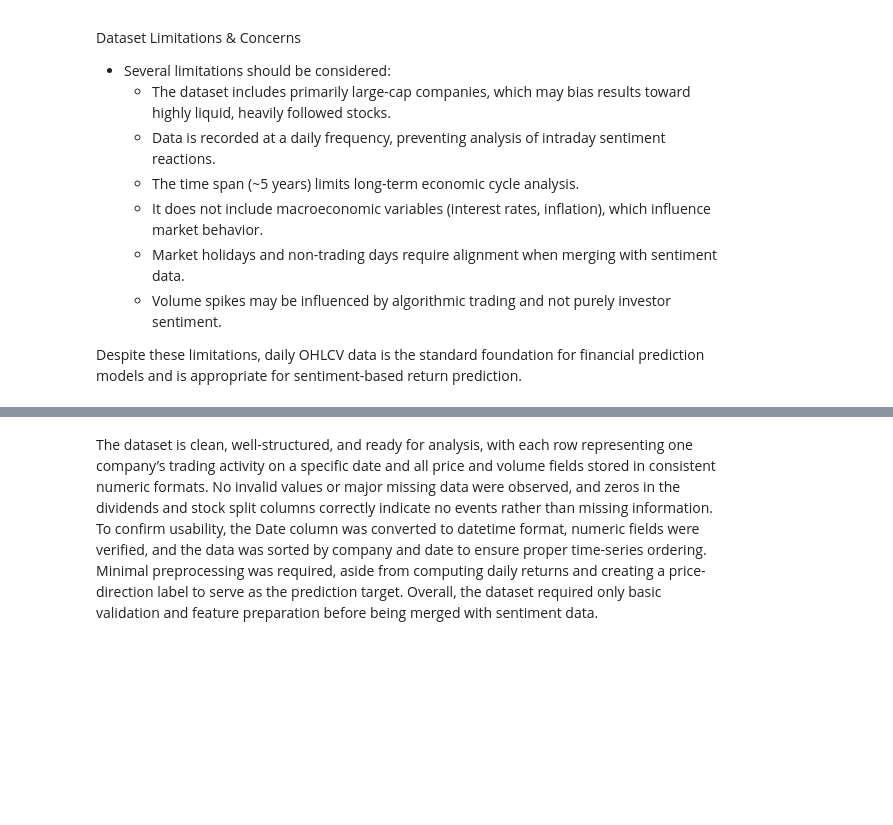
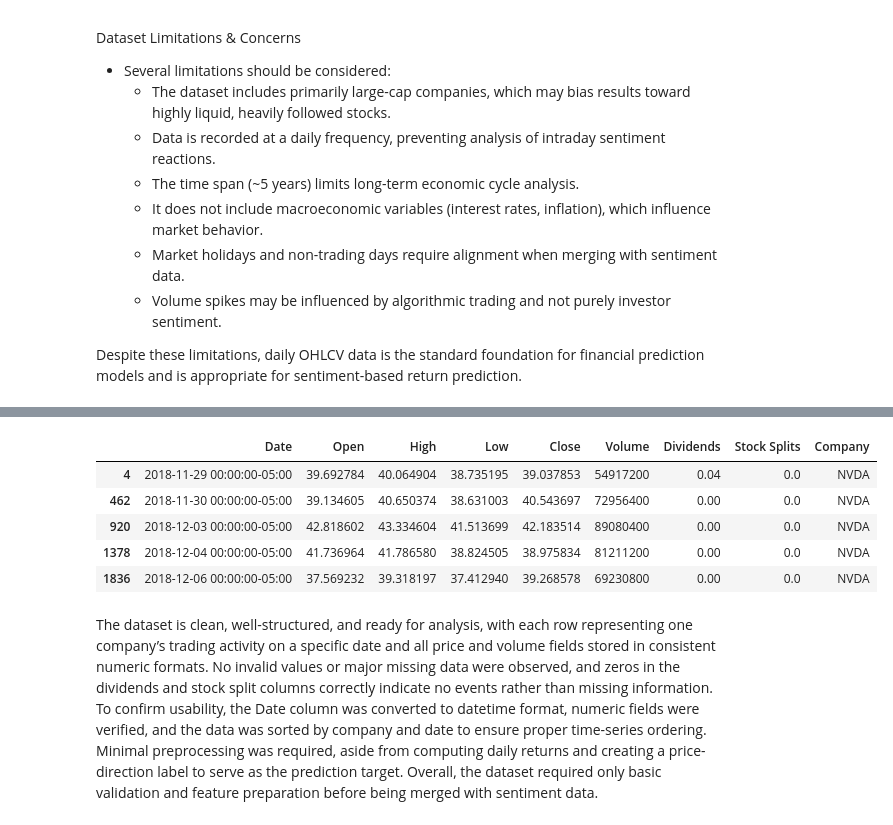
Before and after one commit to COGS108/Group137_WI26, a Jupyter notebook: 01-DataCheckpoint.ipynb, the cells around one changed output, grey strips where cells are left out. Drawn from its saved outputs; the diff is of its cells as text; code cells hidden in the pictures; blank space fills up the shorter version.

```diff
--- a/01-DataCheckpoint.ipynb
+++ b/01-DataCheckpoint.ipynb
@@ -374,2 +365,15 @@ stocks.head()
+# %%
+# Keep only NVDA rows in your stocks dataframe
+stocks = stocks[stocks['Company'] == 'NVDA'].copy()
+
+stocks['Company'].value_counts()
+stocks.head()
+# %% [output]
+|  | Date | Open | High | Low | Close | Volume | Dividends | Stock Splits | Company |
+| 4 | 2018-11-29 00:00:00-05:00 | 39.692784 | 40.064904 | 38.735195 | 39.037853 | 54917200 | 0.04 | 0.0 | NVDA |
+| 462 | 2018-11-30 00:00:00-05:00 | 39.134605 | 40.650374 | 38.631003 | 40.543697 | 72956400 | 0.00 | 0.0 | NVDA |
+| 920 | 2018-12-03 00:00:00-05:00 | 42.818602 | 43.334604 | 41.513699 | 42.183514 | 89080400 | 0.00 | 0.0 | NVDA |
+| 1378 | 2018-12-04 00:00:00-05:00 | 41.736964 | 41.786580 | 38.824505 | 38.975834 | 81211200 | 0.00 | 0.0 | NVDA |
+| 1836 | 2018-12-06 00:00:00-05:00 | 37.569232 | 39.318197 | 37.412940 | 39.268578 | 69230800 | 0.00 | 0.0 | NVDA |
 # %% [markdown]
 The dataset is clean, well-structured, and ready for analysis, with each row representing one company’s trading activity on a specific date and all price and volume fields stored in consistent numeric formats. No invalid values or major missing data were observed, and zeros in the dividends and stock split columns correctly indicate no events rather than missing information. To confirm usability, the Date column was converted to datetime format, numeric fields were verified, and the data was sorted by company and date to ensure proper time-series ordering. Minimal preprocessing was required, aside from computing daily returns and creating a price-direction label to serve as the prediction target. Overall, the dataset required only basic validation and feature preparation before being merged with sentiment data.
```
Also changed, not shown: parts of 4 cells of this notebook.
